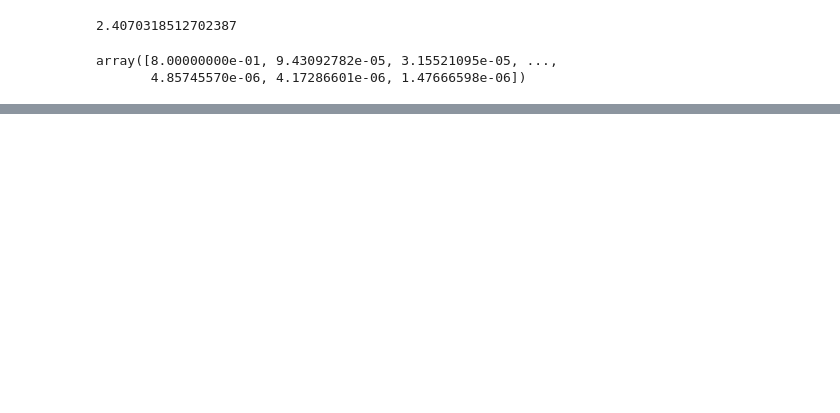
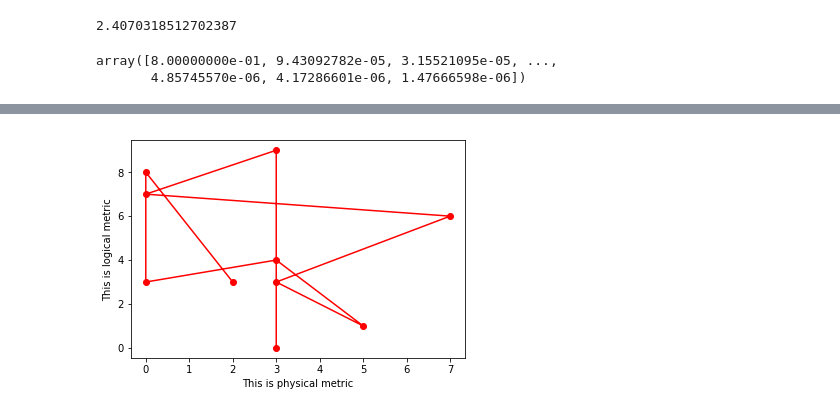
Before and after one commit to paviudes/chflow, a Jupyter notebook: src/multi_qubit.ipynb, the cells around one changed output, grey strips where cells are left out. Cells and saved outputs as stored; diff of their text form; code cells hidden in the pictures; blank space fills up the shorter version.

```diff
--- a/src/multi_qubit.ipynb
+++ b/src/multi_qubit.ipynb
@@ -121,0 +153,30 @@ def PauliDistributionPlot(pauliprobs, qcode, nreps=5, max_weight=None):
+# %%
+def Lplot(xdata, ydata):
+    fig = plt.figure()
+    ax = plt.gca()
+    ax.plot(xdata,ydata,color="red",marker="o")
+    ax.set_xlabel("This is physical metric")
+    ax.set_ylabel("This is logical metric")
+    plt.close()
+    return ax,fig
+def ImprovePlot(xdata, ydata):
+    fig = plt.figure()
+    ax = plt.gca()
+    ax.plot(xdata,ydata,color="green",marker="*")
+    ax.set_xlabel("This is physical metric")
+    ax.set_ylabel("This is improvement")
+    ax = plt.gca()
+    plt.close()
+    return ax,fig
+# %%
+lplot_X = np.random.randint(0,10,size=(10,))
+lplot_Y = np.random.randint(0,10,size=(10,))
+imp_X = np.random.randint(0,10,size=(10,))
+imp_Y = np.random.randint(0,10,size=(10,))
+# %%
+ax1,fig1 = Lplot(lplot_X, lplot_Y)
+ax2,fig2 = ImprovePlot(imp_X, imp_Y)
+# %%
+fig1
+# %% [output]
+[figure, added]
```
Also changed, not shown: parts of 8 cells of this notebook, 10 other files.
